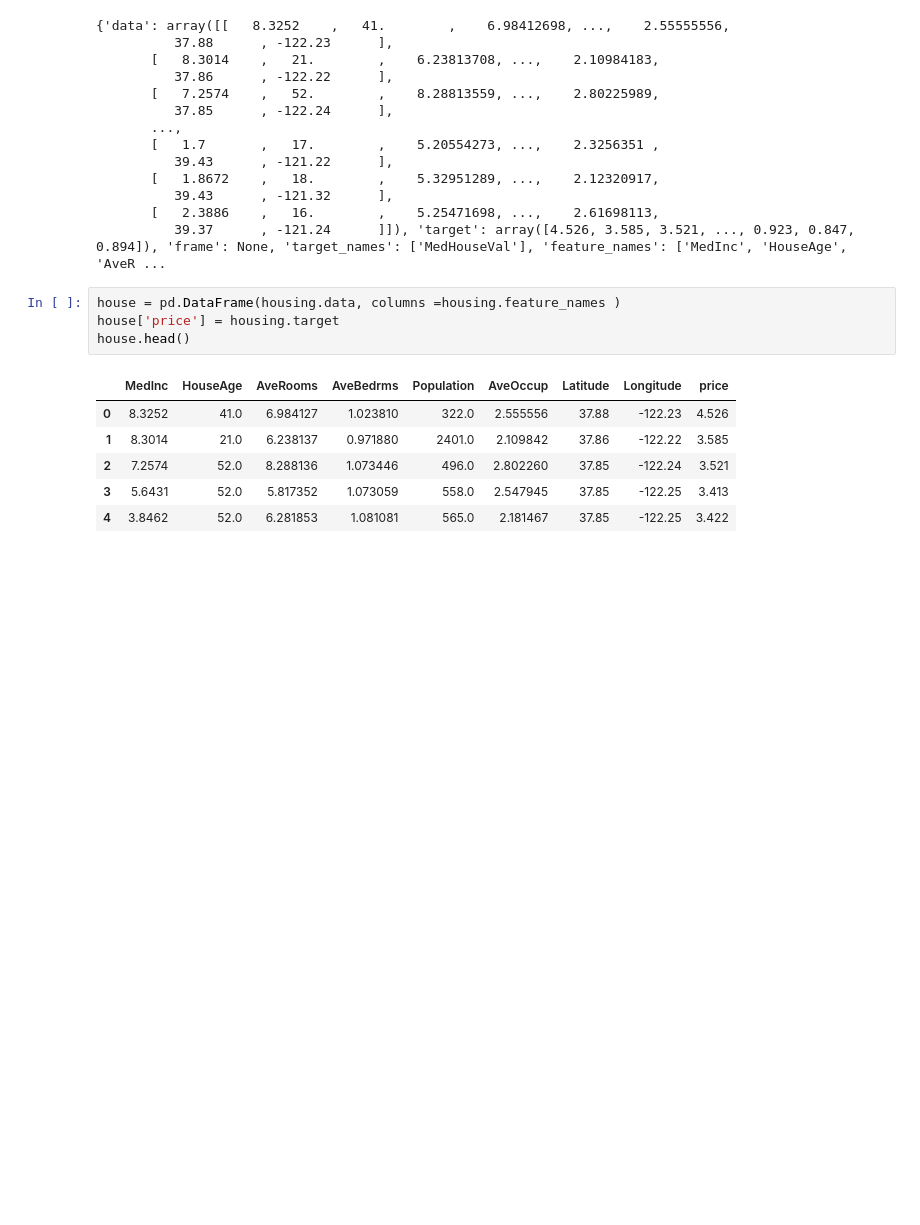
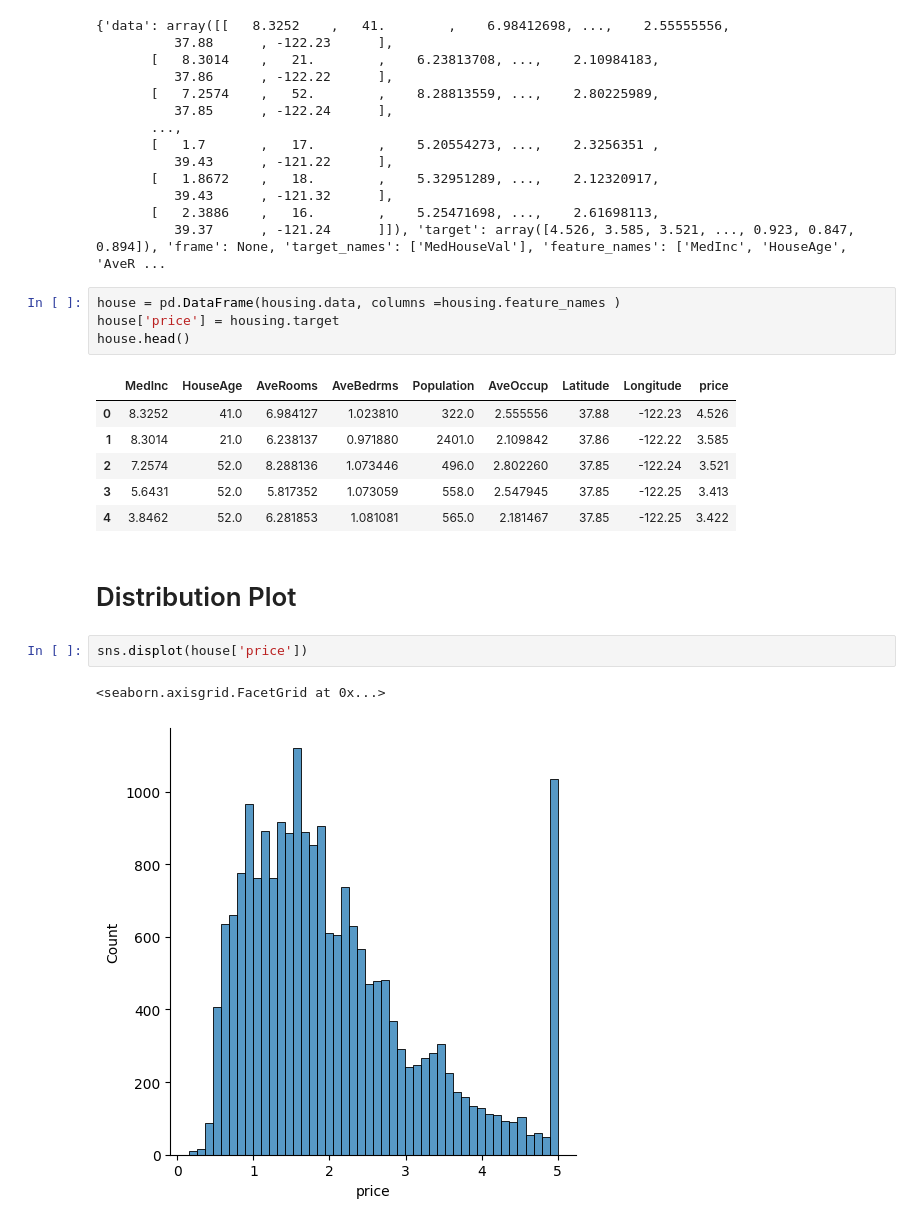
Before and after one commit to AshishKhadka1/Machine-Learning, a Jupyter notebook: 3_4_Seaborn_tutorial.ipynb, the cells around one changed output. Saved outputs shown, nothing was run; the diff lists cells and outputs as text; blank space fills up the shorter version.

Commit message:
seaborn tutorial completed

```diff
--- a/3_4_Seaborn_tutorial.ipynb
+++ b/3_4_Seaborn_tutorial.ipynb
@@ -138,3 +138,10 @@ house.head()
 | 2 | 7.2574 | 52.0 | 8.288136 | 1.073446 | 496.0 | 2.802260 | 37.85 | -122.24 | 3.521 |
 | 3 | 5.6431 | 52.0 | 5.817352 | 1.073059 | 558.0 | 2.547945 | 37.85 | -122.25 | 3.413 |
 | 4 | 3.8462 | 52.0 | 6.281853 | 1.081081 | 565.0 | 2.181467 | 37.85 | -122.25 | 3.422 |
+# %% [markdown]
+# Distribution Plot
+# %%
+sns.displot(house['price'])
+# %% [output]
+<seaborn.axisgrid.FacetGrid at 0x...>
+[figure, added]
```
Also changed, not shown: parts of 4 cells of this notebook.
